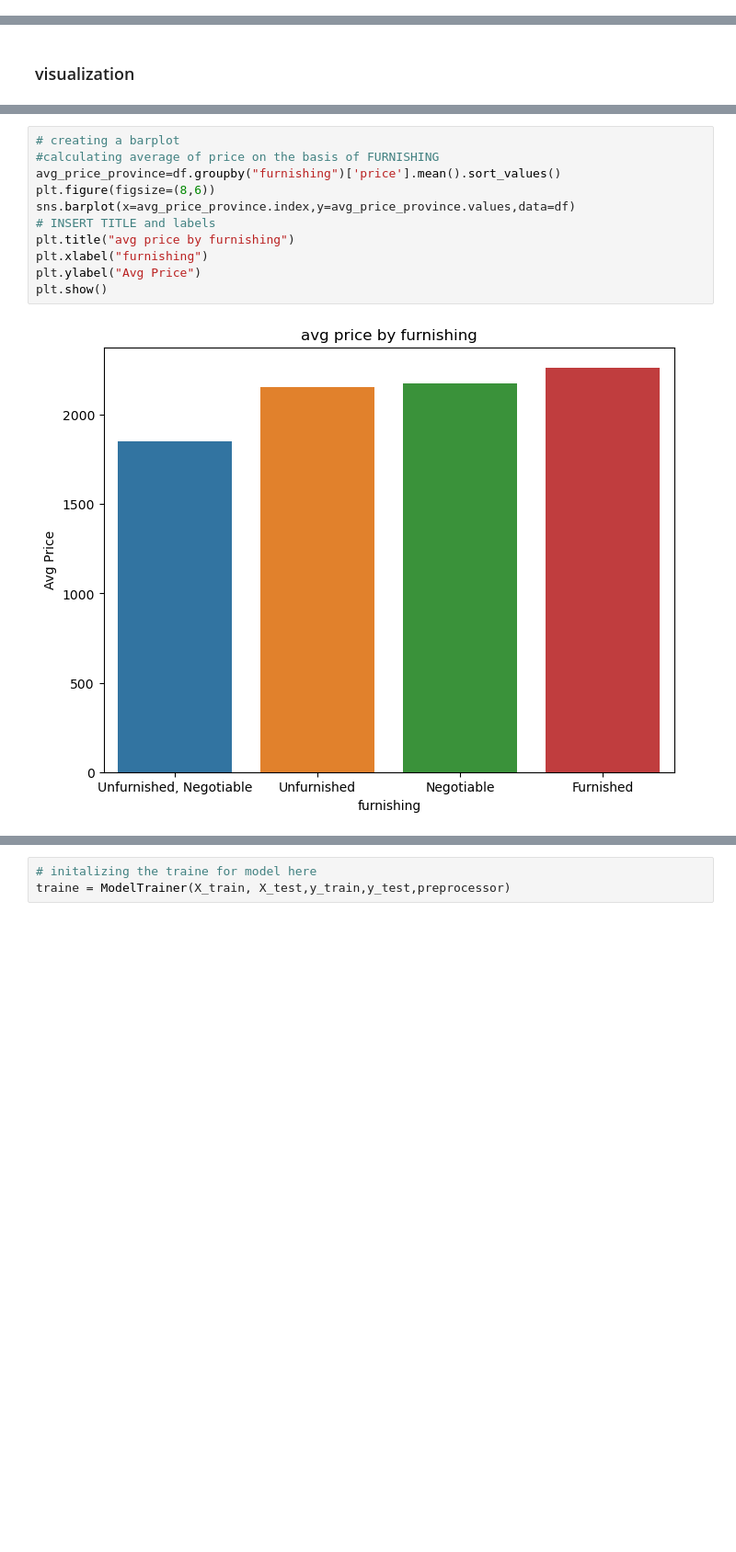
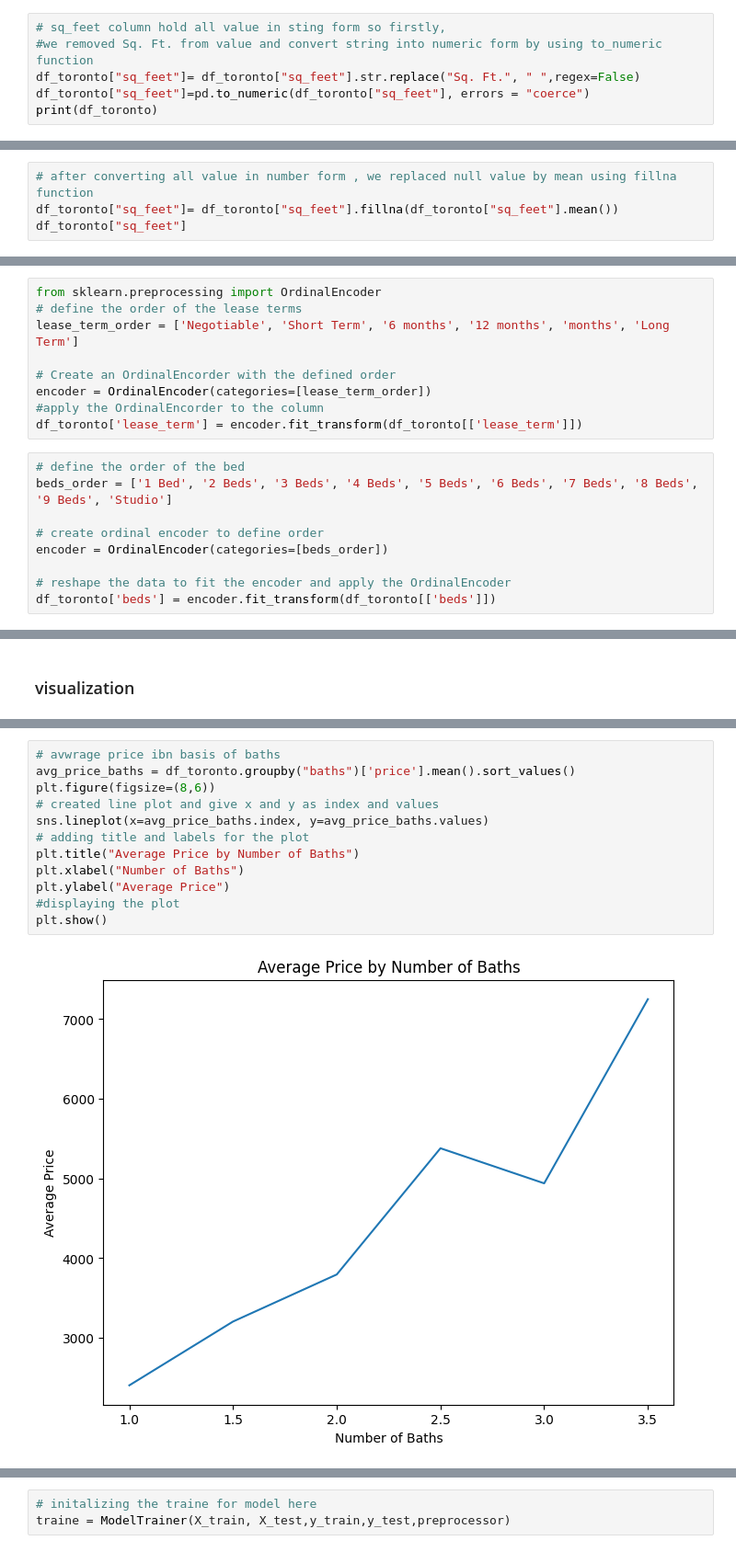
Before and after one commit to afscomercial/python-programming, a Jupyter notebook: model/notebook.ipynb, the cells around one changed output, grey strips where cells are left out. Shown at 92% size. Cells and saved outputs as stored; diff of their text form; blank space fills up the shorter version.

```diff
--- a/model/notebook.ipynb
+++ b/model/notebook.ipynb
@@ -300,0 +184,6 @@ df.describe ()
+# %%
+# sq_feet column hold all value in sting form so firstly,
+#we removed Sq. Ft. from value and convert string into numeric form by using to_numeric function
+df_toronto["sq_feet"]= df_toronto["sq_feet"].str.replace("Sq. Ft.", " ",regex=False)
+df_toronto["sq_feet"]=pd.to_numeric(df_toronto["sq_feet"], errors = "coerce")
+print(df_toronto)
@@ -300,0 +208,4 @@ df.describe ()
+# %%
+# after converting all value in number form , we replaced null value by mean using fillna function
+df_toronto["sq_feet"]= df_toronto["sq_feet"].fillna(df_toronto["sq_feet"].mean())
+df_toronto["sq_feet"]
@@ -300,0 +225,18 @@ df.describe ()
+# %%
+from sklearn.preprocessing import OrdinalEncoder
+# define the order of the lease terms
+lease_term_order = ['Negotiable', 'Short Term', '6 months', '12 months', 'months', 'Long Term']
+
+# Create an OrdinalEncorder with the defined order
+encoder = OrdinalEncoder(categories=[lease_term_order])
+#apply the OrdinalEncorder to the column
+df_toronto['lease_term'] = encoder.fit_transform(df_toronto[['lease_term']])
+# %%
+# define the order of the bed
+beds_order = ['1 Bed', '2 Beds', '3 Beds', '4 Beds', '5 Beds', '6 Beds', '7 Beds', '8 Beds', '9 Beds', 'Studio']
+
+# create ordinal encoder to define order
+encoder = OrdinalEncoder(categories=[beds_order])
+
+# reshape the data to fit the encoder and apply the OrdinalEncoder
+df_toronto['beds'] = encoder.fit_transform(df_toronto[['beds']])
@@ -419,13 +442,14 @@ plt.show()
 # %%
-# creating a barplot
-#calculating average of price on the basis of FURNISHING
-avg_price_province=df.groupby("furnishing")['price'].mean().sort_values()
+# avwrage price ibn basis of baths
+avg_price_baths = df_toronto.groupby("baths")['price'].mean().sort_values()
 plt.figure(figsize=(8,6))
-sns.barplot(x=avg_price_province.index,y=avg_price_province.values,data=df)
-# INSERT TITLE and labels
-plt.title("avg price by furnishing")
-plt.xlabel("furnishing")
-plt.ylabel("Avg Price")
+# created line plot and give x and y as index and values
+sns.lineplot(x=avg_price_baths.index, y=avg_price_baths.values)
+# adding title and labels for the plot
+plt.title("Average Price by Number of Baths")
+plt.xlabel("Number of Baths")
+plt.ylabel("Average Price")
+#displaying the plot
 plt.show()
 # %% [output]
-[figure, old version]
+[figure, new version]
```
Also changed, not shown: parts of 64 cells of this notebook, 2 other files.
